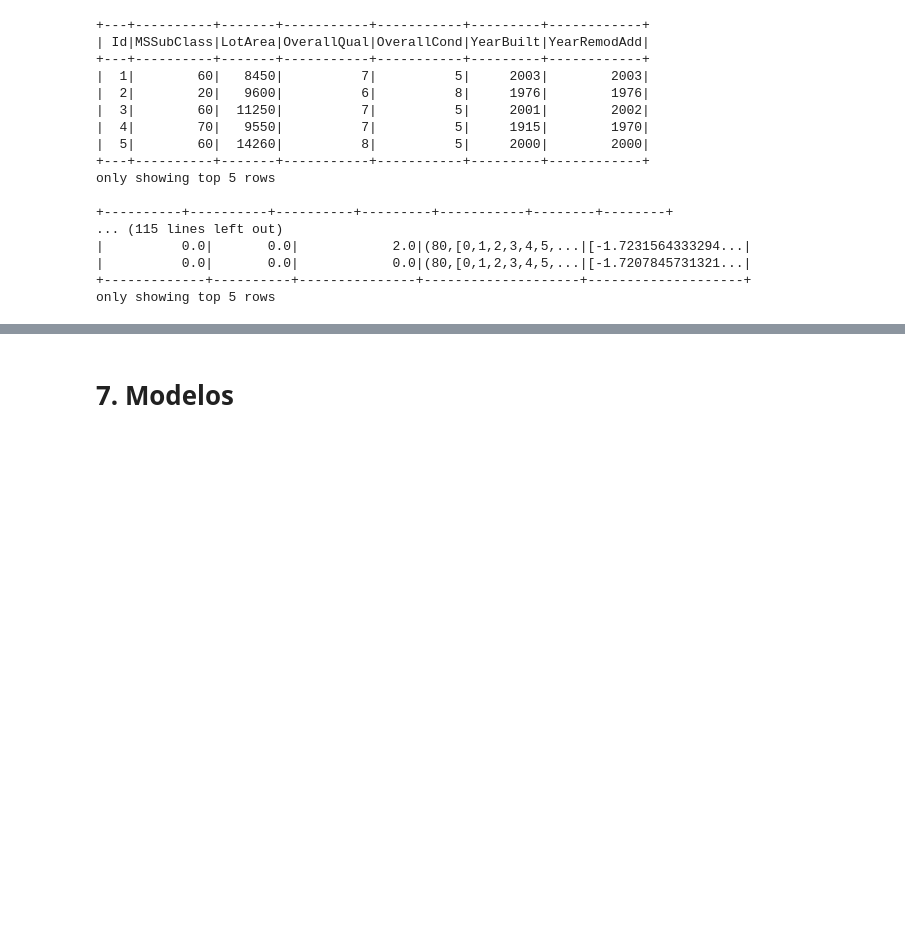
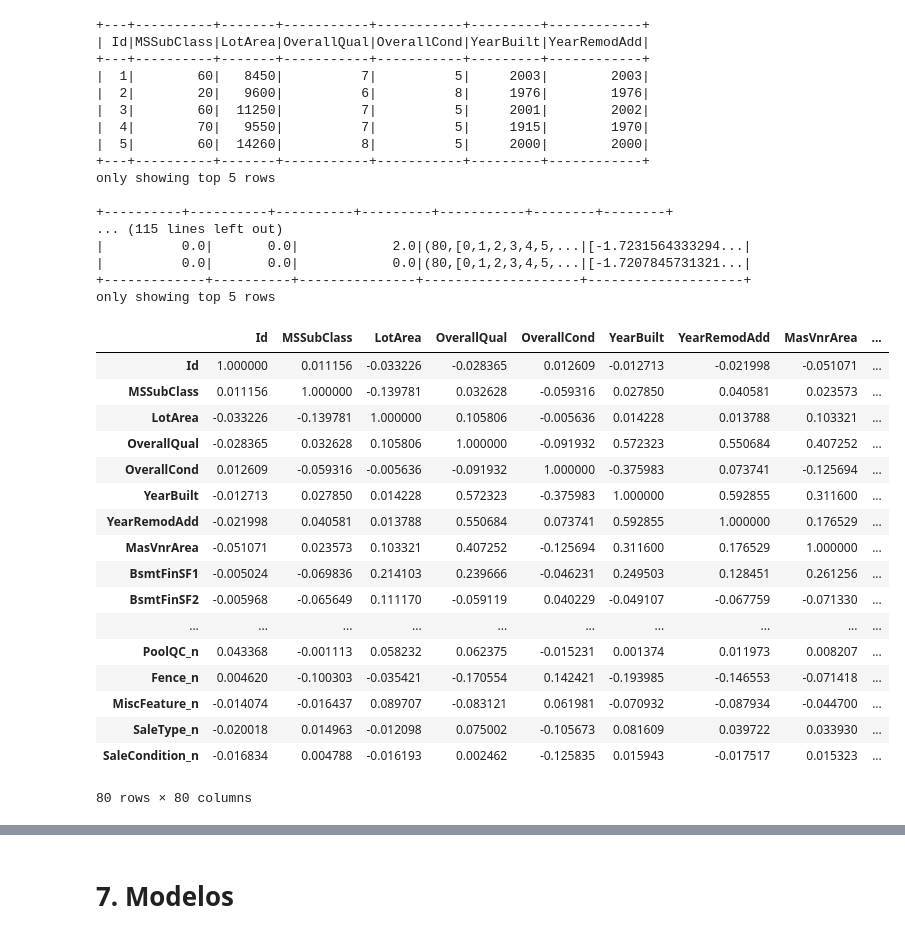
Before and after one commit to inmperfer/APBD, a Jupyter notebook: evaluacion_APBD_InmaPerea.ipynb, the cells around one changed output, grey strips where cells are left out. Saved outputs shown, nothing was run; the diff lists cells and outputs as text; code cells hidden in the pictures; blank space fills up the shorter version.

Commit message:
correlacion pearson

```diff
--- a/evaluacion_APBD_InmaPerea.ipynb
+++ b/evaluacion_APBD_InmaPerea.ipynb
@@ -1584,3 +1572,33 @@ only showing top 5 rows
 |          0.0|       0.0|            0.0|(80,[0,1,2,3,4,5,...|[-1.7207845731321...|
 +-------------+----------+---------------+--------------------+--------------------+
 only showing top 5 rows
+# %%
+from pyspark.mllib.stat import Statistics
+from pyspark.mllib.linalg import Vectors
+import pandas as pd
+
+test_df=preprocesed_df.select(selected_features)
+preprocesed_rdd = test_df.rdd.map(Vectors.dense) ### convertimos a rdd
+
+pearson_corr = Statistics.corr(preprocesed_rdd, method="pearson")
+pearson_corr_df = pd.DataFrame(pearson_corr, index=selected_features, columns=selected_features)
+pearson_corr_df
+# %% [output]
+|  | Id | MSSubClass | LotArea | OverallQual | OverallCond | YearBuilt | YearRemodAdd | MasVnrArea | ... |
+| Id | 1.000000 | 0.011156 | -0.033226 | -0.028365 | 0.012609 | -0.012713 | -0.021998 | -0.051071 | ... |
+| MSSubClass | 0.011156 | 1.000000 | -0.139781 | 0.032628 | -0.059316 | 0.027850 | 0.040581 | 0.023573 | ... |
+| LotArea | -0.033226 | -0.139781 | 1.000000 | 0.105806 | -0.005636 | 0.014228 | 0.013788 | 0.103321 | ... |
+| OverallQual | -0.028365 | 0.032628 | 0.105806 | 1.000000 | -0.091932 | 0.572323 | 0.550684 | 0.407252 | ... |
+| OverallCond | 0.012609 | -0.059316 | -0.005636 | -0.091932 | 1.000000 | -0.375983 | 0.073741 | -0.125694 | ... |
+| YearBuilt | -0.012713 | 0.027850 | 0.014228 | 0.572323 | -0.375983 | 1.000000 | 0.592855 | 0.311600 | ... |
+| YearRemodAdd | -0.021998 | 0.040581 | 0.013788 | 0.550684 | 0.073741 | 0.592855 | 1.000000 | 0.176529 | ... |
+| MasVnrArea | -0.051071 | 0.023573 | 0.103321 | 0.407252 | -0.125694 | 0.311600 | 0.176529 | 1.000000 | ... |
+| BsmtFinSF1 | -0.005024 | -0.069836 | 0.214103 | 0.239666 | -0.046231 | 0.249503 | 0.128451 | 0.261256 | ... |
+| BsmtFinSF2 | -0.005968 | -0.065649 | 0.111170 | -0.059119 | 0.040229 | -0.049107 | -0.067759 | -0.071330 | ... |
+| ... | ... | ... | ... | ... | ... | ... | ... | ... | ... |
+| PoolQC_n | 0.043368 | -0.001113 | 0.058232 | 0.062375 | -0.015231 | 0.001374 | 0.011973 | 0.008207 | ... |
+| Fence_n | 0.004620 | -0.100303 | -0.035421 | -0.170554 | 0.142421 | -0.193985 | -0.146553 | -0.071418 | ... |
+| MiscFeature_n | -0.014074 | -0.016437 | 0.089707 | -0.083121 | 0.061981 | -0.070932 | -0.087934 | -0.044700 | ... |
+| SaleType_n | -0.020018 | 0.014963 | -0.012098 | 0.075002 | -0.105673 | 0.081609 | 0.039722 | 0.033930 | ... |
+| SaleCondition_n | -0.016834 | 0.004788 | -0.016193 | 0.002462 | -0.125835 | 0.015943 | -0.017517 | 0.015323 | ... |
+80 rows × 80 columns
```
Also changed, not shown: parts of 3 cells of this notebook.
